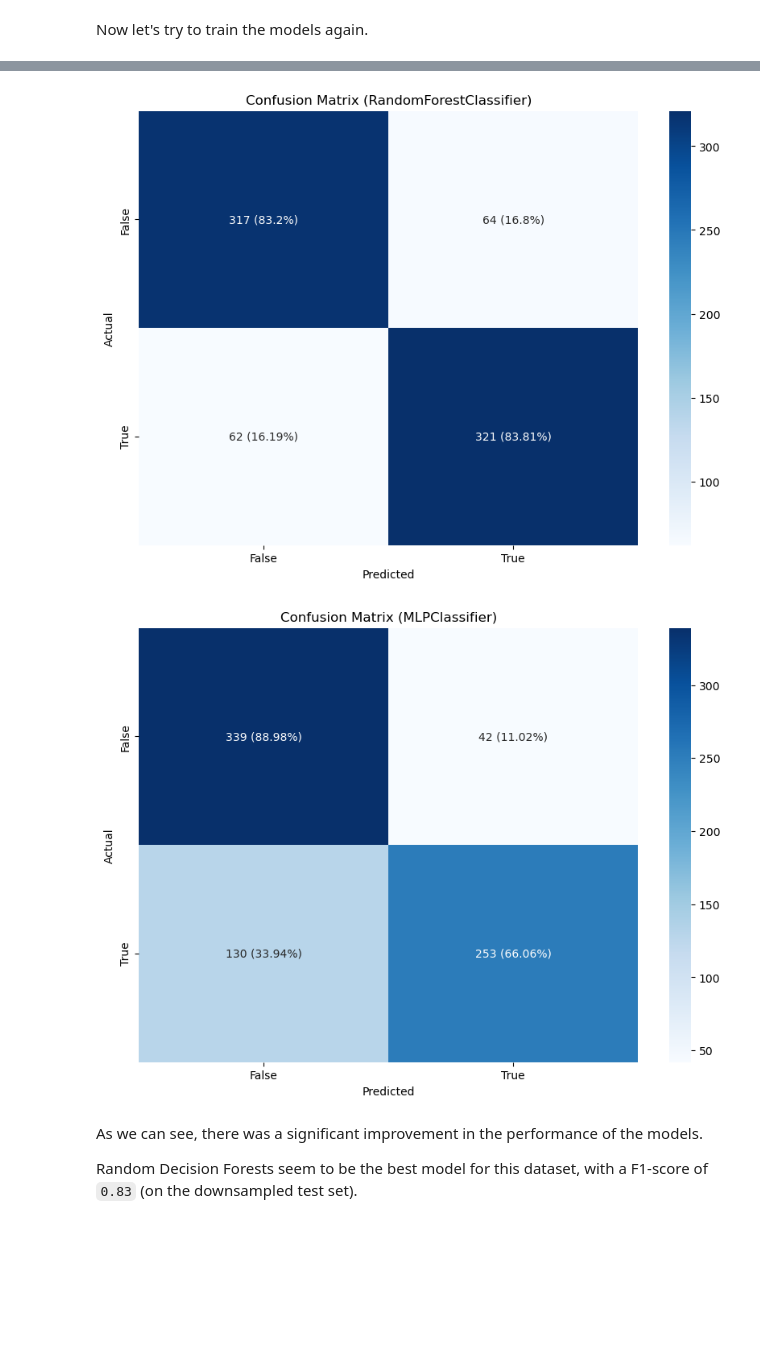
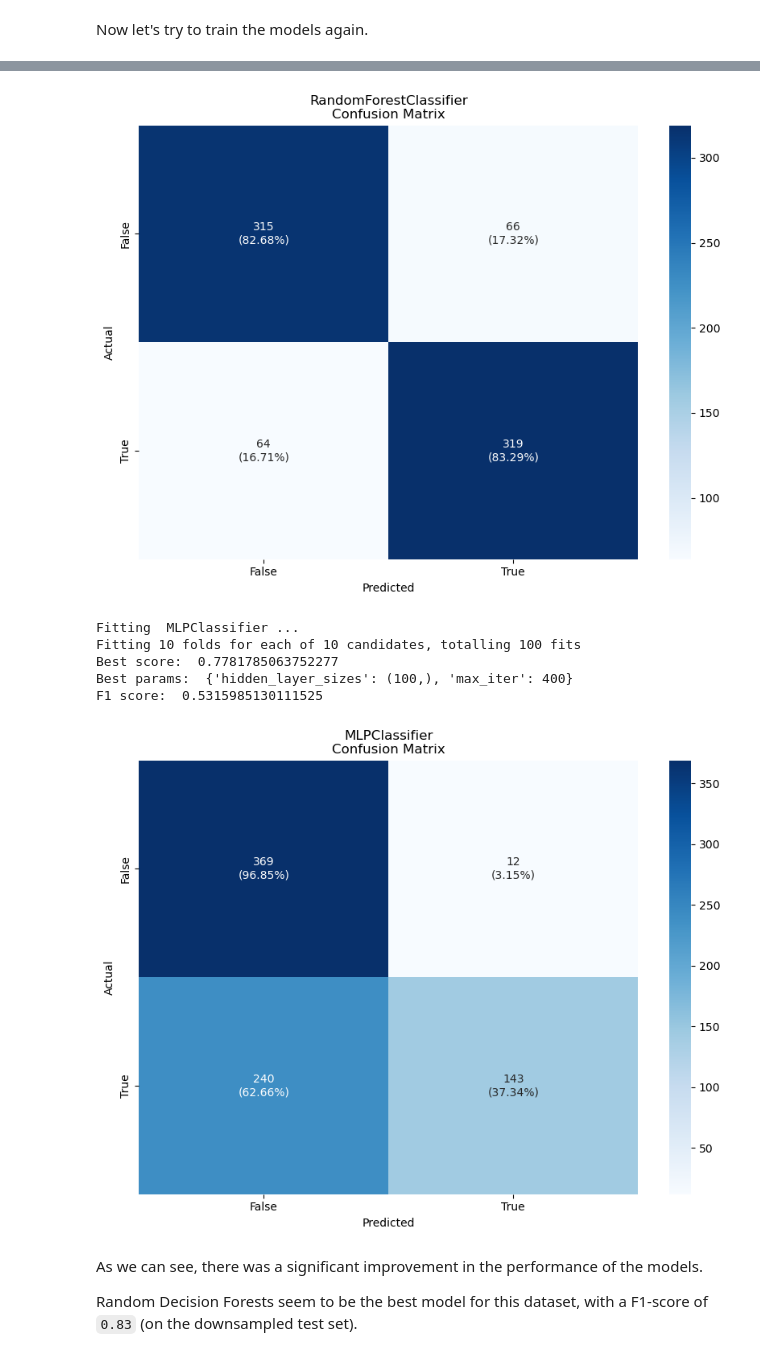
Before and after one commit to VsnGamer/ia-2022, a Jupyter notebook: A2/Assignment_2.ipynb, the cells around one changed output, grey strips where cells are left out. Cells and saved outputs as stored; diff of their text form; code cells hidden in the pictures; blank space fills up the shorter version.

```diff
--- a/A2/Assignment_2.ipynb
+++ b/A2/Assignment_2.ipynb
@@ -187,9 +191,10 @@ K-Nearest Neighbors:
 # %%
 from sklearn.neighbors import KNeighborsClassifier
 
+
 def train_knn(X_train, y_train):
     params = {
-        'n_neighbors': [1, 2, 3, 4, 5, 6, 7, 8],
+        'n_neighbors': [1, 2, 3, 4, 5, 6, 7],
         'weights': ['uniform', 'distance'],
         'algorithm': ['auto', 'ball_tree', 'kd_tree', 'brute'],
         'leaf_size': [10, 20, 30],
@@ -198,5 +203,3 @@ def train_knn(X_train, y_train):
 
     grid = grid_search(KNeighborsClassifier(), params, X_train, y_train)
     return grid
-
-knn_grid = train_knn(X_train, y_train)
@@ -280,7 +256,7 @@ F1 score:  0.6138666666666667
 # %%
-# plot confusion matrix
 from sklearn.metrics import confusion_matrix
 import matplotlib.pyplot as plt
+
 
 def plot_confusion_matrix(grid: GridSearchCV, X, y):
     y_pred = grid.predict(X)
@@ -297,20 +273,13 @@ def plot_confusion_matrix(grid: GridSearchCV, X, y):
 
     for i in range(cm.shape[0]):
         for j in range(cm.shape[1]):
-            cm_combined[i, j] = f"{cm[i, j]} ({cm_percentages[i, j]}%)"
+            cm_combined[i, j] = f"{cm[i, j]}\n({cm_percentages[i, j]}%)"
 
     # plot the confusion matrix
     plt.figure(figsize=(10, 7))
-    seaborn.heatmap(cm, annot=cm_combined, xticklabels=grid.classes_, yticklabels=grid.classes_, cmap='Blues', fmt='')
+    seaborn.heatmap(cm, annot=cm_combined, xticklabels=grid.classes_,
+                    yticklabels=grid.classes_, cmap='Blues', fmt='')
     plt.xlabel('Predicted')
     plt.ylabel('Actual')
-    plt.title(f'Confusion Matrix ({grid.best_estimator_.__class__.__name__})')
+    plt.title(f'{grid.best_estimator_.__class__.__name__}\nConfusion Matrix')
     plt.show()
-
-
-
-plot_confusion_matrix(decision_tree_grid, X_test, y_test)
-plot_confusion_matrix(knn_grid, X_test, y_test)
-plot_confusion_matrix(random_forest_grid, X_test, y_test)
-plot_confusion_matrix(svm_grid, X_test, y_test)
-plot_confusion_matrix(mlp_grid, X_test, y_test)
@@ -341,7 +323,8 @@ y_downsampled = y[X_downsampled.index]
 print(y_downsampled.value_counts())
 
 # split the data into train and test sets
-X_train, X_test, y_train, y_test = train_test_split(X_downsampled, y_downsampled, test_size=0.2, random_state=0)
+X_train, X_test, y_train, y_test = train_test_split(
+    X_downsampled, y_downsampled, test_size=0.2, random_state=0)
 
 # check the shape of X and y
 print(X_train.shape)
@@ -355,17 +338,14 @@ Name: Revenue, dtype: int64
 # %% [markdown]
 Now let's try to train the models again.
 # %%
-decision_tree_grid = train_desicion_tree(X_train, y_train)
-knn_grid = train_knn(X_train, y_train)
-# svm_grid = train_svm(X_train, y_train)
+plot_confusion_matrix(train_desicion_tree(X_train, y_train), X_test, y_test)
+plot_confusion_matrix(train_knn(X_train, y_train), X_test, y_test)
+# plot_confusion_matrix(train_svm(X_train, y_train), X_test, y_test)
+
 random_forest_grid = train_random_forest(X_train, y_train)
-mlp_grid = train_mlp(X_train, y_train)
+plot_confusion_matrix(random_forest_grid, X_test, y_test)
 
-plot_confusion_matrix(decision_tree_grid, X_test, y_test)
-plot_confusion_matrix(knn_grid, X_test, y_test)
-# plot_confusion_matrix(svm_grid, X_test, y_test)
-plot_confusion_matrix(random_forest_grid, X_test, y_test)
-plot_confusion_matrix(mlp_grid, X_test, y_test)
+plot_confusion_matrix(train_mlp(X_train, y_train), X_test, y_test)
 # %% [output]
 Fitting  DecisionTreeClassifier ...
 Fitting 10 folds for each of 36 candidates, totalling 360 fits
@@ -389,5 +367,10 @@ F1 score:  0.7463126843657818
-[figure, old version]
+[figure, new version]
+Fitting  MLPClassifier ...
+Fitting 10 folds for each of 10 candidates, totalling 100 fits
+Best score:  0.7781785063752277
+Best params:  {'hidden_layer_sizes': (100,), 'max_iter': 400}
+F1 score:  0.5315985130111525
-[figure, old version]
+[figure, new version]
 # %% [markdown]
 As we can see, there was a significant improvement in the performance of the models.
 
```
Also changed, not shown: parts of 15 cells of this notebook.
